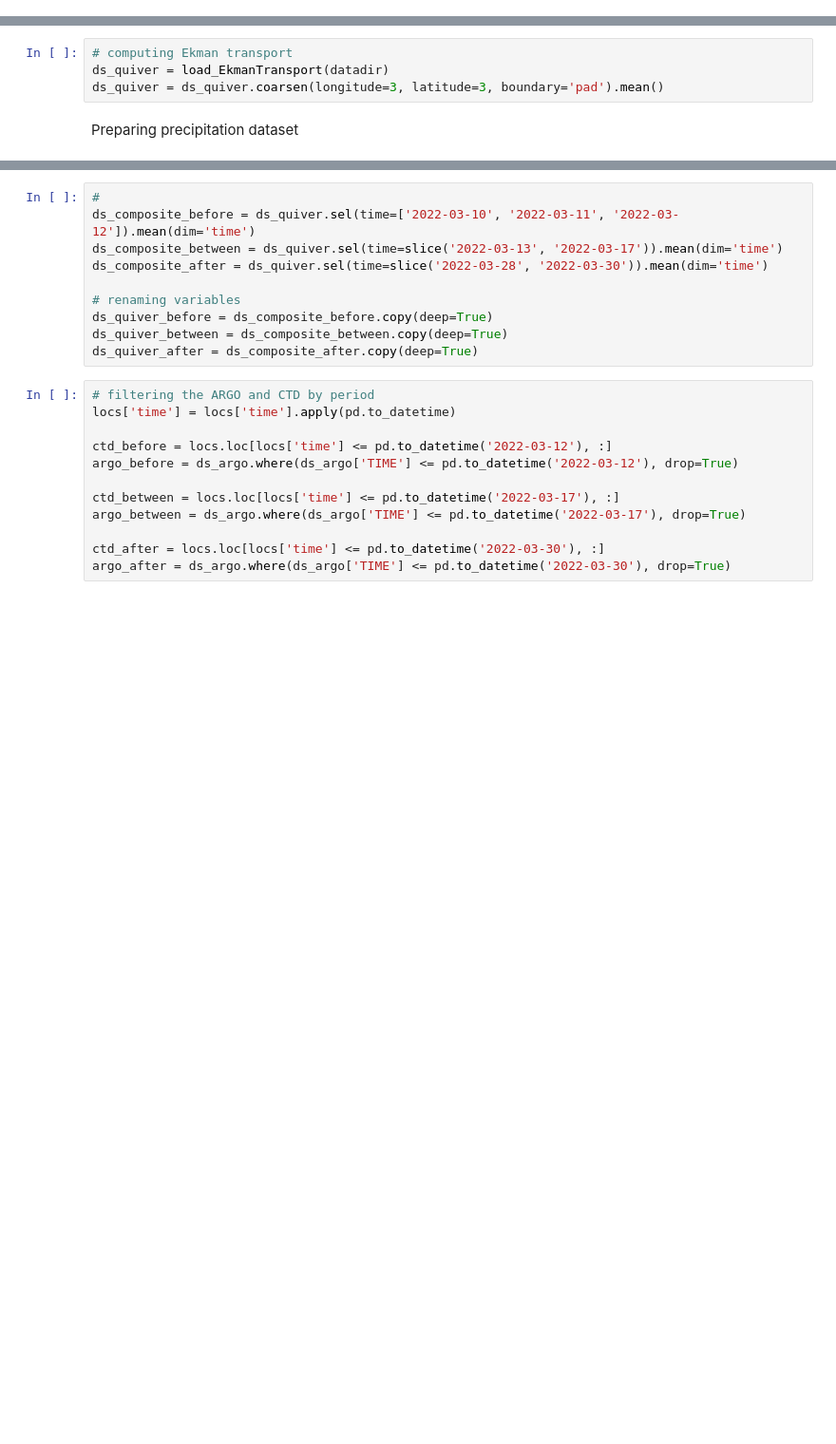
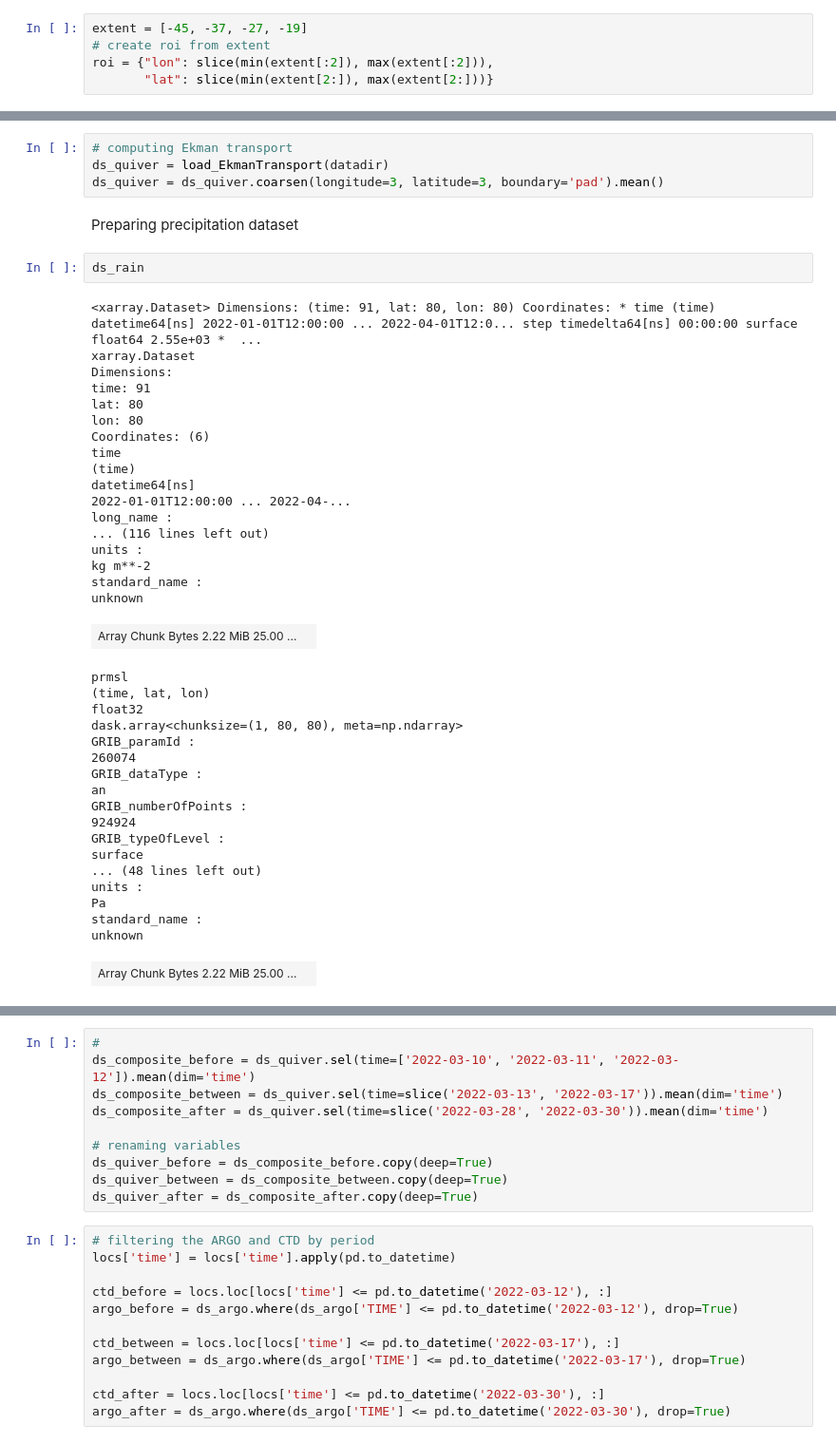
Before and after one commit to nilodna/smax_pathways, a Jupyter notebook: scripts/00_manuscript_environmental_description.ipynb, the cells around one changed output, grey strips where cells are left out. Shown at 95% size. Saved outputs shown, nothing was run; the diff lists cells and outputs as text; blank space fills up the shorter version.

```diff
--- a/scripts/00_manuscript_environmental_description.ipynb
+++ b/scripts/00_manuscript_environmental_description.ipynb
@@ -92,5 +92,10 @@ def load_EkmanTransport(datadir):
     ds['ekmanTransport'].attrs['units'] = r'm$^3$ s$^{-1}$'
 
     return ds
+# %%
+extent = [-45, -37, -27, -19]
+# create roi from extent
+roi = {"lon": slice(min(extent[:2]), max(extent[:2])),
+       "lat": slice(min(extent[2:]), max(extent[2:]))}
 # %%
 proj=ccrs.PlateCarree()
@@ -151,3 +153,42 @@ ds_quiver = load_EkmanTransport(datadir)
 ds_quiver = ds_quiver.coarsen(longitude=3, latitude=3, boundary='pad').mean()
 # %% [markdown]
 Preparing precipitation dataset
+# %%
+ds_rain
+# %% [output]
+<xarray.Dataset> Dimensions: (time: 91, lat: 80, lon: 80) Coordinates: * time (time) datetime64[ns] 2022-01-01T12:00:00 ... 2022-04-01T12:0... step timedelta64[ns] 00:00:00 surface float64 2.55e+03 *  ...
+xarray.Dataset
+Dimensions:
+time: 91
+lat: 80
+lon: 80
+Coordinates: (6)
+time
+(time)
+datetime64[ns]
+2022-01-01T12:00:00 ... 2022-04-...
+long_name :
+... (116 lines left out)
+units :
+kg m**-2
+standard_name :
+unknown
+| Array Chunk Bytes 2.22 MiB 25.00 ... |  |
+prmsl
+(time, lat, lon)
+float32
+dask.array<chunksize=(1, 80, 80), meta=np.ndarray>
+GRIB_paramId :
+260074
+GRIB_dataType :
+an
+GRIB_numberOfPoints :
+924924
+GRIB_typeOfLevel :
+surface
+... (48 lines left out)
+units :
+Pa
+standard_name :
+unknown
+| Array Chunk Bytes 2.22 MiB 25.00 ... |  |
```
Also changed, not shown: parts of 8 cells of this notebook, 2 other files.
